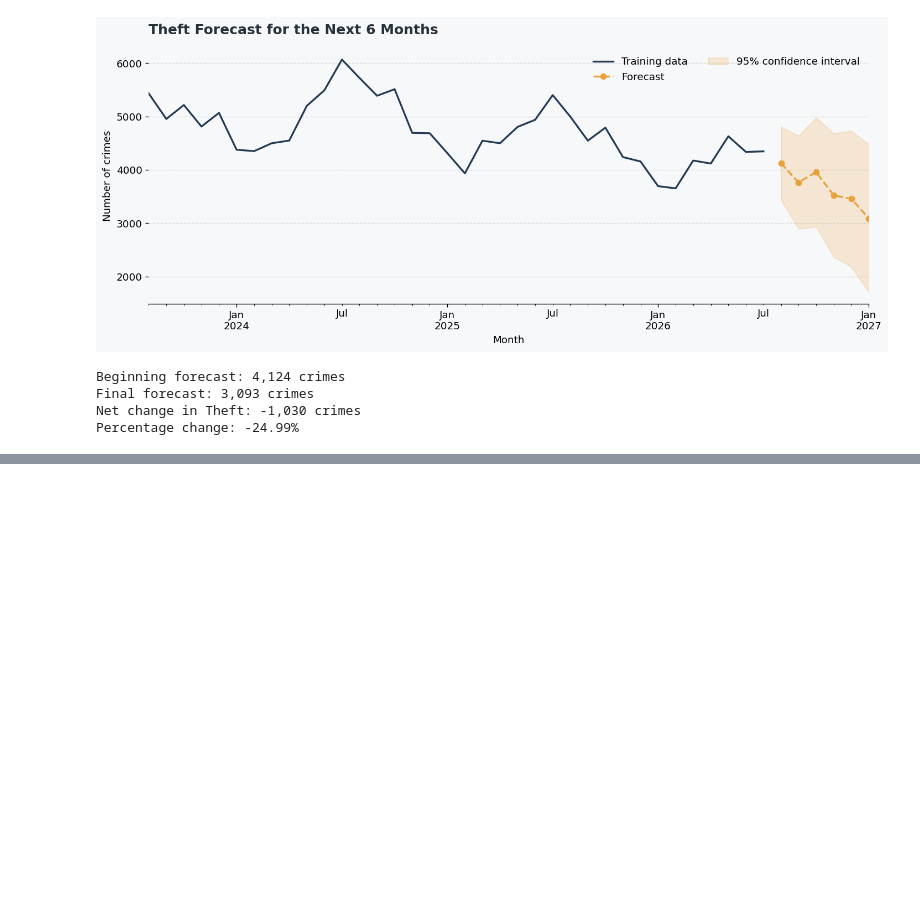
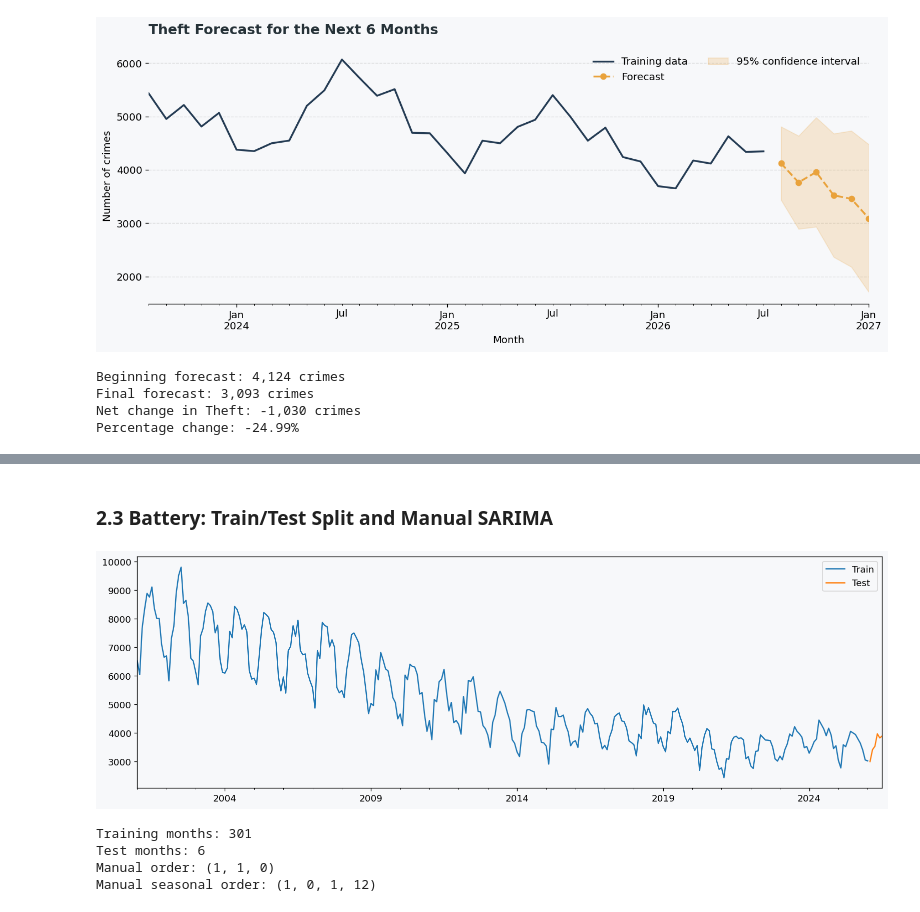
Before and after one commit to swirita/Chicago-Crime-Analysis-and-Forecasting, a Jupyter notebook: notebooks/03_crime_forecasting.ipynb, the cells around one changed output, grey strips where cells are left out. Saved outputs shown, nothing was run; the diff lists cells and outputs as text; code cells hidden in the pictures; blank space fills up the shorter version.

```diff
--- a/notebooks/03_crime_forecasting.ipynb
+++ b/notebooks/03_crime_forecasting.ipynb
@@ -859,0 +929,29 @@ Percentage change: -24.99%
+# %% [markdown]
+### 2.3 Battery: Train/Test Split and Manual SARIMA
+# %%
+# tts
+battery_train, battery_test = train_test_split(battery_ts, test_size=TEST_MONTHS)
+ax = battery_train.plot(label='Train')
+battery_test.plot(ax=ax, label='Test')
+ax.legend();
+# %% [output]
+[figure, added]
+# %%
+battery_settings = MANUAL_ORDERS["BATTERY"]
+battery_manual_order = (
+    battery_settings["p"], battery_d, battery_settings["q"]
+)
+
+battery_manual_seasonal_order = (
+    battery_settings["P"], battery_D, battery_settings["Q"], SEASON_LENGTH
+) if battery_use_seasonal else (0, 0, 0, 0)
+
+print(f"Training months: {len(battery_train)}")
+print(f"Test months: {len(battery_test)}")
+print(f"Manual order: {battery_manual_order}")
+print(f"Manual seasonal order: {battery_manual_seasonal_order}")
+# %% [output]
+Training months: 301
+Test months: 6
+Manual order: (1, 1, 0)
+Manual seasonal order: (1, 0, 1, 12)
```
Also changed, not shown: parts of 29 cells of this notebook.
